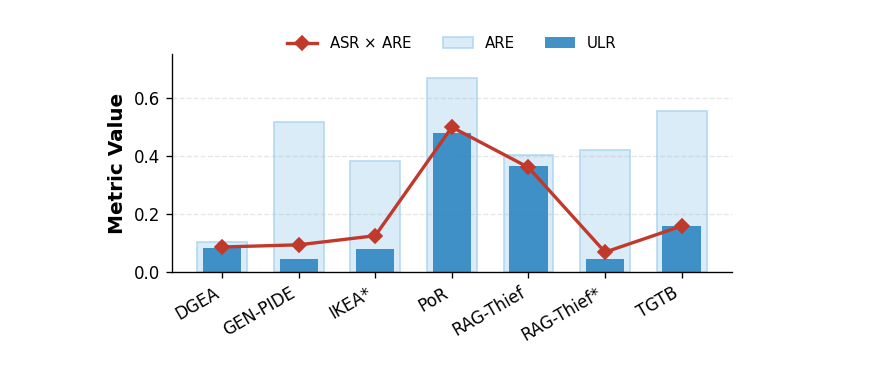
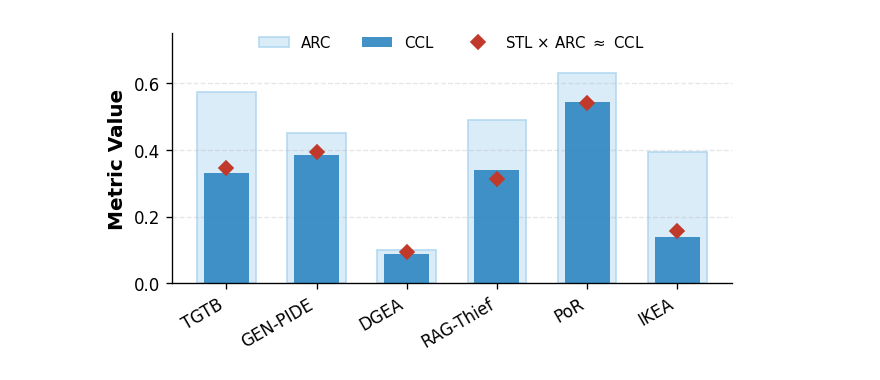
Before and after one commit to yeasen-z/LeakDojo, a Jupyter notebook: tools/draw_jupyters/end-show-paper/main_result.ipynb, the cells around one changed output. Cells and saved outputs as stored; diff of their text form; code cells hidden in the pictures.

```diff
--- a/tools/draw_jupyters/end-show-paper/main_result.ipynb
+++ b/tools/draw_jupyters/end-show-paper/main_result.ipynb
@@ -27,6 +42,0 @@ df.head()
-# %%
-# 去掉 Attack / LLM / settings 的空二级列名
-df.columns = pd.MultiIndex.from_tuples([
-    (c[0], c[1] if c[1] != "" else "meta")
-    for c in df.columns
-])
@@ -58,15 +49,15 @@ long_df.head()
 # %%
 plot_df = (
-    long_df
-    .groupby("Attack", as_index=False)
+    df
+    .groupby("attack", as_index=False)
     .agg({
-        "ASR": "mean",
-        "ULR": "mean",
-        "ARE": "mean"
+        "STL": "mean",
+        "CCL": "mean",
+        "ARC": "mean"
     })
 )
 
-plot_df["ASR_x_ARE"] = plot_df["ASR"] * plot_df["ARE"]
+plot_df["STL_x_ARC"] = plot_df["STL"] * plot_df["ARC"]
 # %%
 plot_df
 # %% [output]
@@ -227,48 +217,59 @@ import pandas as pd
 # 2. 绘图配置
 fig, ax = plt.subplots(figsize=(5.5, 3), dpi=120)
 
-x = np.arange(len(plot_df["Attack"]))
+x = np.arange(len(plot_df["attack"]))
 width_base = 0.65  # 背景柱宽度
 width_upper = 0.5 # 前景柱宽度
 
+desired_order = ["TGTB","GEN-PIDE","DGEA","RAG-Thief","PoR","IKEA"]
+plot_df = plot_df.set_index("attack").loc[desired_order].reset_index()
+
 # --- 核心层 1: ARE (作为背景/基准) ---
-ax.bar(x, plot_df["ARE"], width=width_base, color='#D6EAF8',
-       label='ARE', alpha=0.9, edgecolor='#AED6F1', zorder=1)
+ax.bar(x, plot_df["ARC"], width=width_base, color='#D6EAF8',
+       label='ARC', alpha=0.9, edgecolor='#AED6F1', zorder=1)
 
 # --- 核心层 2: ULR (作为实际观测值) ---
 # 它是 ARE 的一部分，所以重叠在上面
-ax.bar(x, plot_df["ULR"], width=width_upper, color='#2E86C1',
-       label='ULR', alpha=0.9, zorder=2)
+ax.bar(x, plot_df["CCL"], width=width_upper, color='#2E86C1',
+       label='CCL', alpha=0.9, zorder=2)
 
 # --- 核心层 3: ASR x ARE (作为理论预测) ---
 # 用红色折线穿过，观察它是否精准落在 ULR 柱子的顶部
-ax.plot(x, plot_df["ASR_x_ARE"], color='#C0392B', marker='D', markersize=6,
-        linewidth=2, label=r'ASR $\times$ ARE', zorder=3)
+ax.plot(x, plot_df["STL_x_ARC"], color='#C0392B', marker='D', markersize=6,
+        linewidth=0, label=r'STL $\times$ ARC $\approx$ CCL', zorder=3)
 
 # 3. 细节增强
 ax.set_ylabel("Metric Value", fontsize=12, fontweight='bold')
 ax.set_xticks(x)
-ax.set_xticklabels(plot_df["Attack"], rotation=30, ha='right')
+ax.set_xticklabels(plot_df["attack"], rotation=30, ha='right')
 ax.set_ylim(0, 0.75)
 
 # # 添加数值标注 (可选：如果想强调近似相等的精度)
 # for i, val in enumerate(plot_df["ASR_x_ARE"]):
 #     ax.text(i, val + 0.02, f'{val:.2f}', color='#C0392B', ha='center', fontsize=8, fontweight='bold')
 
 # 美化边框与网格
 ax.spines['top'].set_visible(False)
 ax.spines['right'].set_visible(False)
 ax.yaxis.grid(True, linestyle='--', alpha=0.3)
 
+# 调整图例顺序和位置
+handles, labels = ax.get_legend_handles_labels()
+
+# 按指定顺序重新排序
+order = [labels.index('ARC'), labels.index('CCL'), labels.index(r'STL $\times$ ARC $\approx$ CCL')]
+ax.legend([handles[i] for i in order], [labels[i] for i in order],
+          loc='upper center', bbox_to_anchor=(0.5, 1.05), ncol=3, frameon=False, fontsize=9)
+
 # 调整图例：分两列显示防止拥挤
-ax.legend(loc='upper center', bbox_to_anchor=(0.5, 1.15), ncol=3, frameon=False, fontsize=9)
+# ax.legend(loc='upper center', bbox_to_anchor=(0.5, 1.15), ncol=3, frameon=False, fontsize=9)
 
 plt.tight_layout()
 
 # 建议设置 transparent=True 以便后续在 PPT 或 LaTeX 中排版
-# plt.savefig("asr_are_ulr.pdf", format='pdf', bbox_inches='tight', transparent=True, dpi=300)
+plt.savefig("stl_arc_ccl.pdf", format='pdf', bbox_inches='tight', transparent=True, dpi=300)
 plt.show()
 # %% [output]
-[figure, old version]
+[figure, new version]
 # %%
 plot_df = (
```
Also changed, not shown: parts of 12 cells of this notebook, 38 other files.
